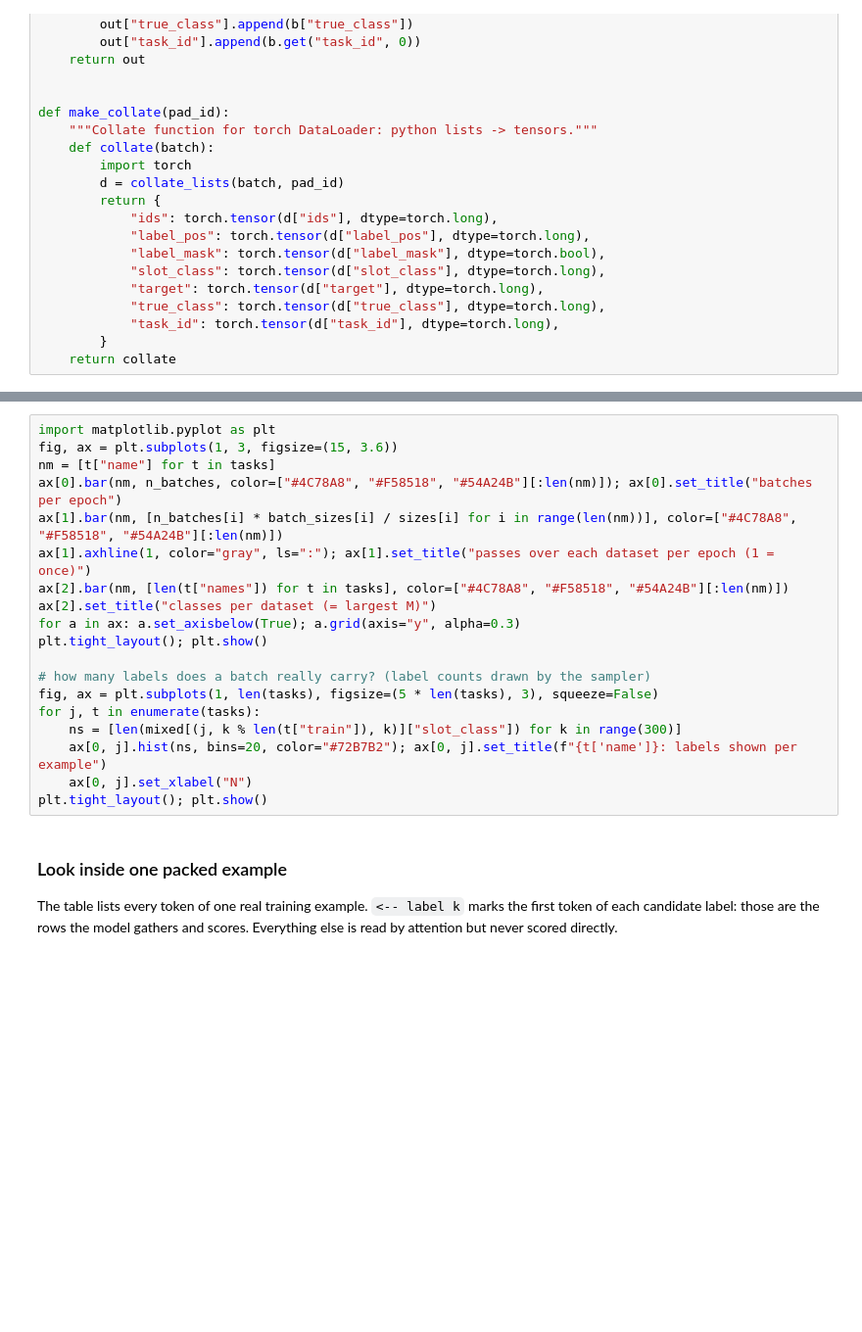
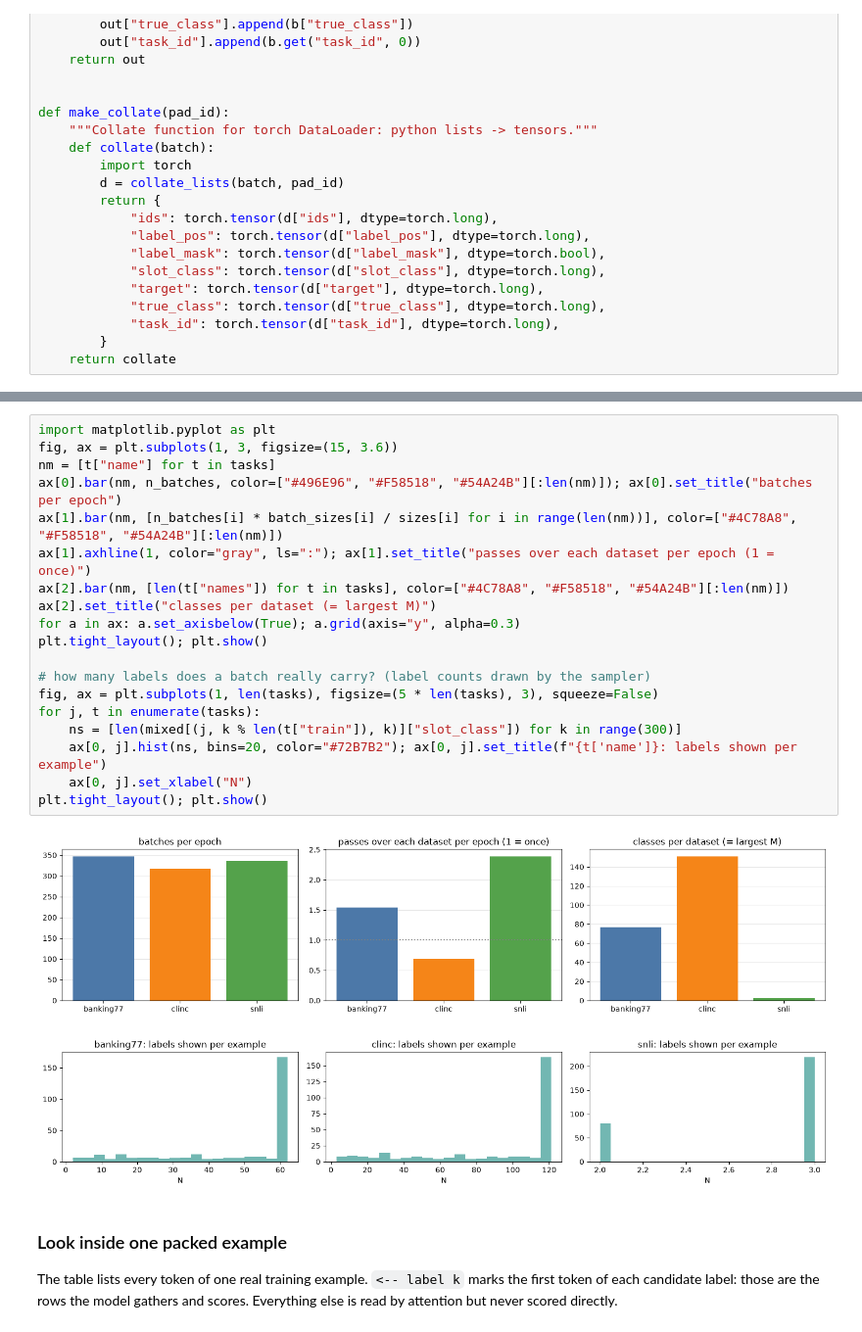
Before and after one commit to gowthambalachandhiran/Yak, a Jupyter notebook: Model/OurExperiments/FineTuning/Yak_Finetune_Mixture.ipynb, the cells around one changed output, grey strips where cells are left out. Shown at 98% size. Saved outputs shown, nothing was run; the diff lists cells and outputs as text; blank space fills up the shorter version.

```diff
--- a/Model/OurExperiments/FineTuning/Yak_Finetune_Mixture.ipynb
+++ b/Model/OurExperiments/FineTuning/Yak_Finetune_Mixture.ipynb
@@ -365,22 +388,25 @@ for i, t in enumerate(tasks):
 # %%
 import matplotlib.pyplot as plt
 fig, ax = plt.subplots(1, 3, figsize=(15, 3.6))
 nm = [t["name"] for t in tasks]
-ax[0].bar(nm, n_batches, color=["#4C78A8", "#F58518", "#54A24B"][:len(nm)]); ax[0].set_title("batches per epoch")
+ax[0].bar(nm, n_batches, color=["#496E96", "#F58518", "#54A24B"][:len(nm)]); ax[0].set_title("batches per epoch")
 ax[1].bar(nm, [n_batches[i] * batch_sizes[i] / sizes[i] for i in range(len(nm))], color=["#4C78A8", "#F58518", "#54A24B"][:len(nm)])
 ax[1].axhline(1, color="gray", ls=":"); ax[1].set_title("passes over each dataset per epoch (1 = once)")
 ax[2].bar(nm, [len(t["names"]) for t in tasks], color=["#4C78A8", "#F58518", "#54A24B"][:len(nm)])
 ax[2].set_title("classes per dataset (= largest M)")
 for a in ax: a.set_axisbelow(True); a.grid(axis="y", alpha=0.3)
 plt.tight_layout(); plt.show()
 
 # how many labels does a batch really carry? (label counts drawn by the sampler)
 fig, ax = plt.subplots(1, len(tasks), figsize=(5 * len(tasks), 3), squeeze=False)
 for j, t in enumerate(tasks):
     ns = [len(mixed[(j, k % len(t["train"]), k)]["slot_class"]) for k in range(300)]
     ax[0, j].hist(ns, bins=20, color="#72B7B2"); ax[0, j].set_title(f"{t['name']}: labels shown per example")
     ax[0, j].set_xlabel("N")
 plt.tight_layout(); plt.show()
+# %% [output]
+[figure, added]
+[figure, added]
 # %% [markdown]
 ### Look inside one packed example
 The table lists every token of one real training example. `<-- label k` marks the first token of each candidate label:
```
Also changed, not shown: parts of 20 cells of this notebook, 12 other files.
